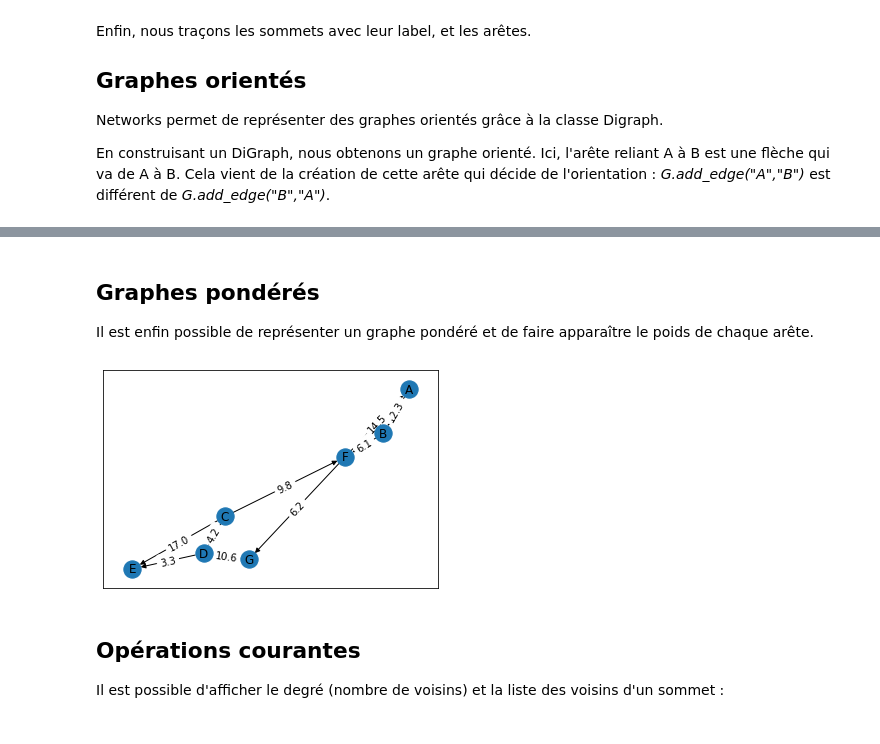
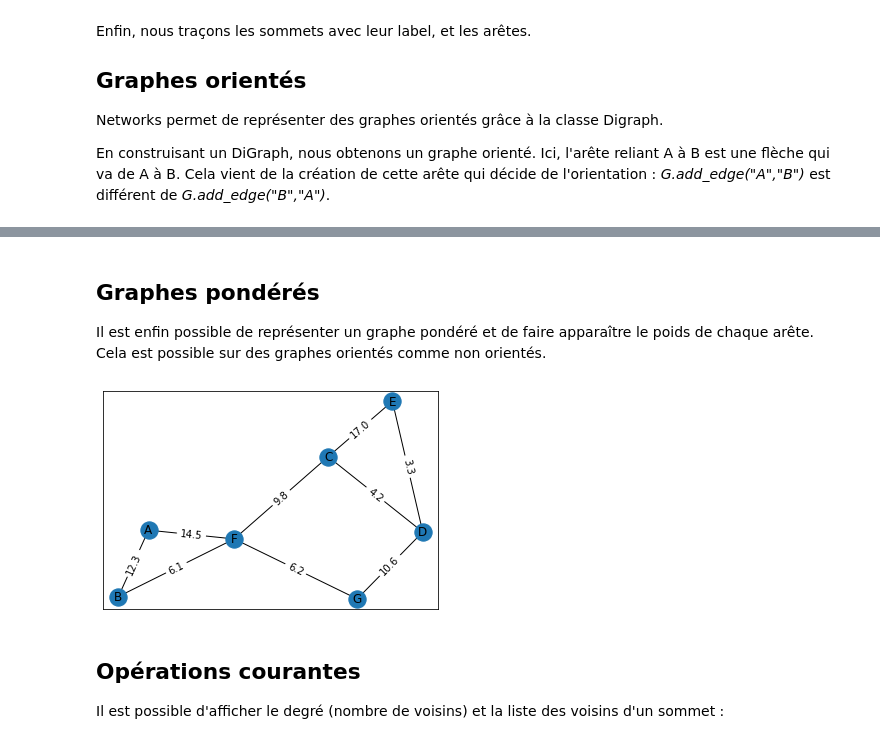
Before and after one commit to GeoLabUniLaSalle/Python, a Jupyter notebook: Graphes_Représentation_en_Python.ipynb, the cells around one changed output, grey strips where cells are left out. Saved outputs shown, nothing was run; the diff lists cells and outputs as text; code cells hidden in the pictures.

```diff
--- a/Graphes_Représentation_en_Python.ipynb
+++ b/Graphes_Représentation_en_Python.ipynb
@@ -85,41 +85,41 @@ plt.show()
 # %% [markdown]
 ## **Graphes pondérés**
 
-Il est enfin possible de représenter un graphe pondéré et de faire apparaître le poids de chaque arête.
+Il est enfin possible de représenter un graphe pondéré et de faire apparaître le poids de chaque arête. Cela est possible sur des graphes orientés comme non orientés.
 # %%
 import networkx as nx
 import matplotlib.pyplot as plt
 
-G = nx.DiGraph() # Nous avons remplacé Graph() par DiGraph()
+G = nx.Graph()
 G.add_node("A")
 G.add_node("B")
 G.add_node("C")
 G.add_node("D")
 G.add_node("E")
 G.add_node("F")
 G.add_node("G")
 G.add_edge("A","B", weight = 12.3)
 G.add_edge("B","F", weight = 6.1)
 G.add_edge("C","D", weight = 4.2)
 G.add_edge("C","E", weight = 17.0)
 G.add_edge("C","F", weight = 9.8)
 G.add_edge("D","E", weight = 3.3)
 G.add_edge("F","G", weight = 6.2)
 G.add_edge("F","A", weight = 14.5)
 G.add_edge("G","D", weight = 10.6)
 
 pos = nx.spring_layout(G)
 
 nx.draw_networkx_nodes(G, pos)
 nx.draw_networkx_labels(G, pos)
 nx.draw_networkx_edges(G, pos)
 
 labels = nx.get_edge_attributes(G,'weight')
 nx.draw_networkx_edge_labels(G,pos,edge_labels=labels)
 
 plt.show()
 # %% [output]
-[figure, old version]
+[figure, new version]
 # %% [markdown]
 ## **Opérations courantes**
 
```
Also changed, not shown: parts of 8 cells of this notebook.
